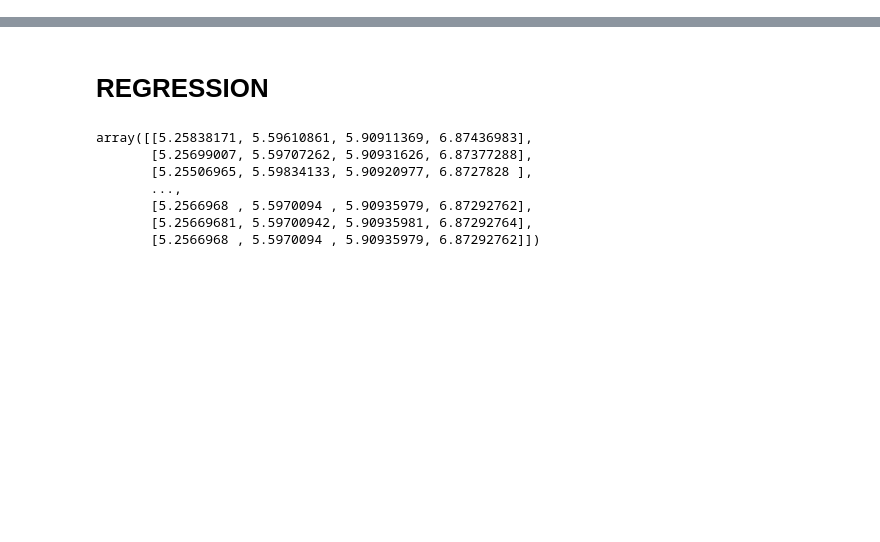
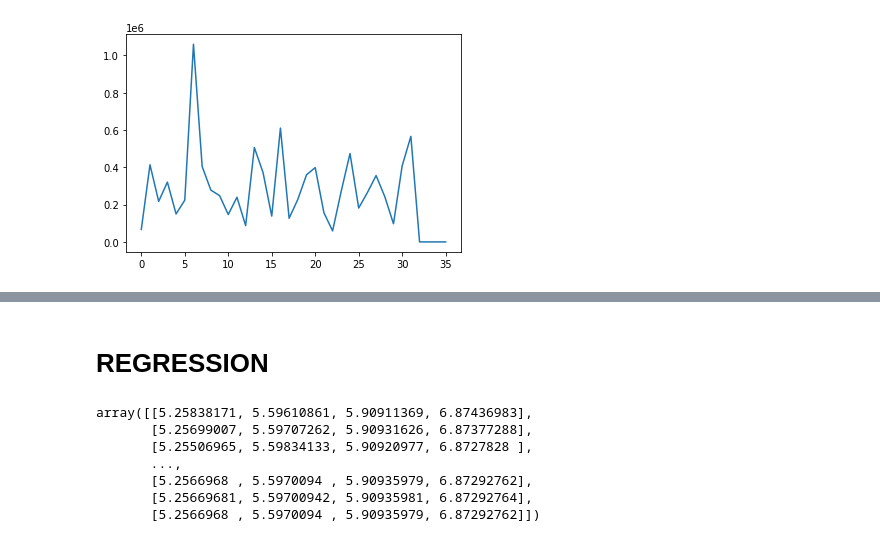
Before and after one commit to imjaimeortiz/TFG_BCI_Emotions_tests, a Jupyter notebook: p.ipynb, the cells around one changed output, grey strips where cells are left out. Drawn from its saved outputs; the diff is of its cells as text; code cells hidden in the pictures; blank space fills up the shorter version.

```diff
--- a/p.ipynb
+++ b/p.ipynb
@@ -2,0 +75,5 @@
+# %%
+plt.plot(max_values)
+plt.show()
+# %% [output]
+[figure, added]
```
Also changed, not shown: parts of 10 cells of this notebook, 1 other file.
